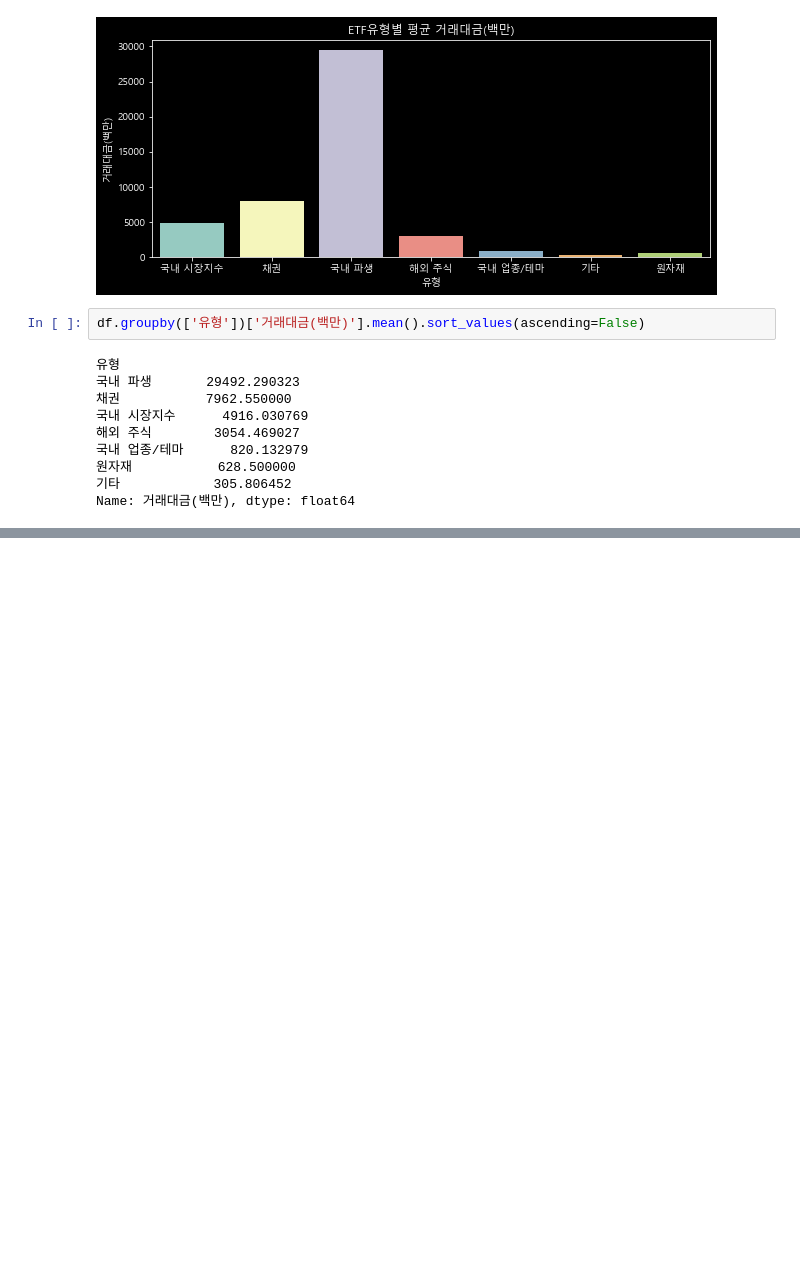
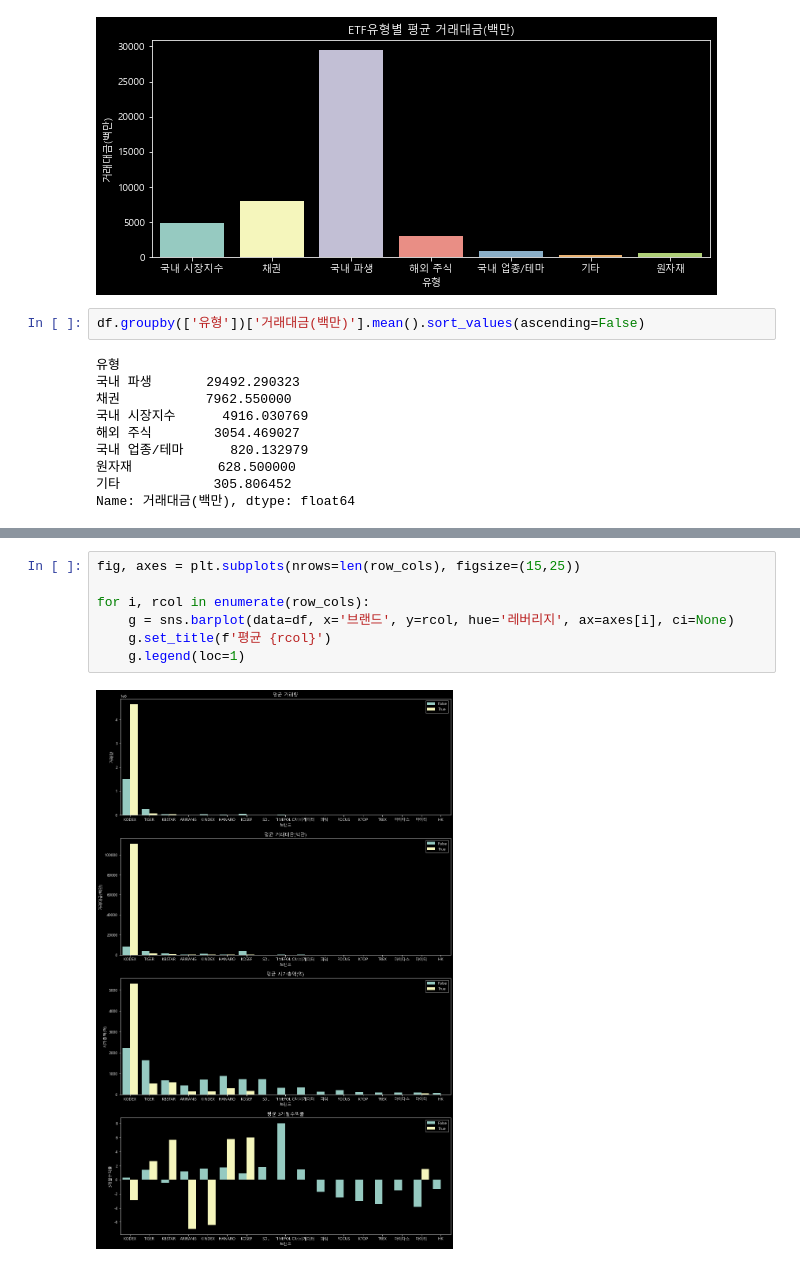
Before and after one commit to SanghunYun95/Finding_signal_and_noise, a Jupyter notebook: etf_analysis_3.ipynb, the cells around one changed output, grey strips where cells are left out. Drawn from its saved outputs; the diff is of its cells as text; blank space fills up the shorter version.

```diff
--- a/etf_analysis_3.ipynb
+++ b/etf_analysis_3.ipynb
@@ -85,0 +107,9 @@ pd.pivot_table(data=df, index='유형', values='거래대금(백만)').sort_valu
+# %%
+fig, axes = plt.subplots(nrows=len(row_cols), figsize=(15,25))
+
+for i, rcol in enumerate(row_cols):
+    g = sns.barplot(data=df, x='브랜드', y=rcol, hue='레버리지', ax=axes[i], ci=None)
+    g.set_title(f'평균 {rcol}')
+    g.legend(loc=1)
+# %% [output]
+[figure, added]
```
Also changed, not shown: parts of 8 cells of this notebook, 1 other file.
